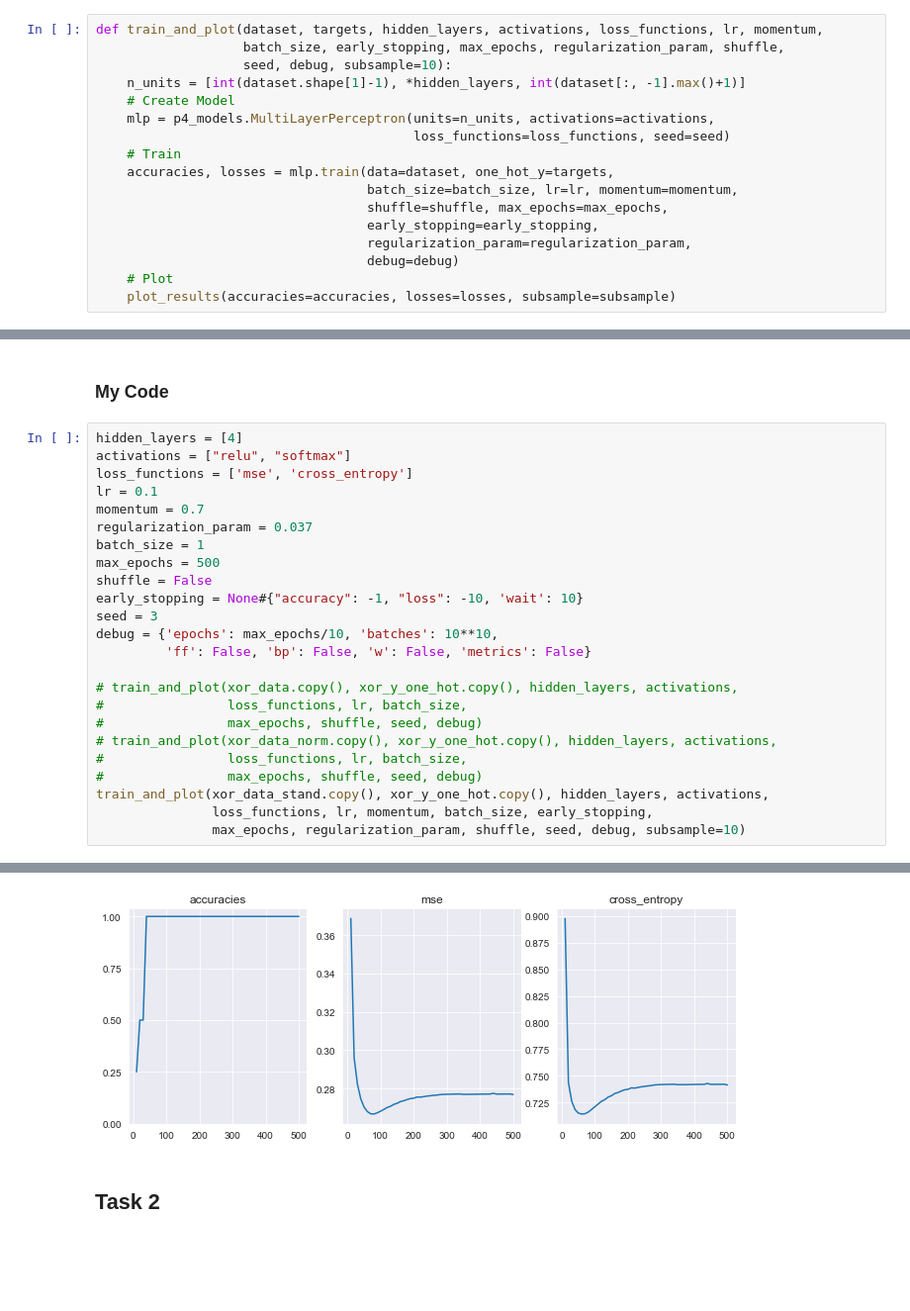
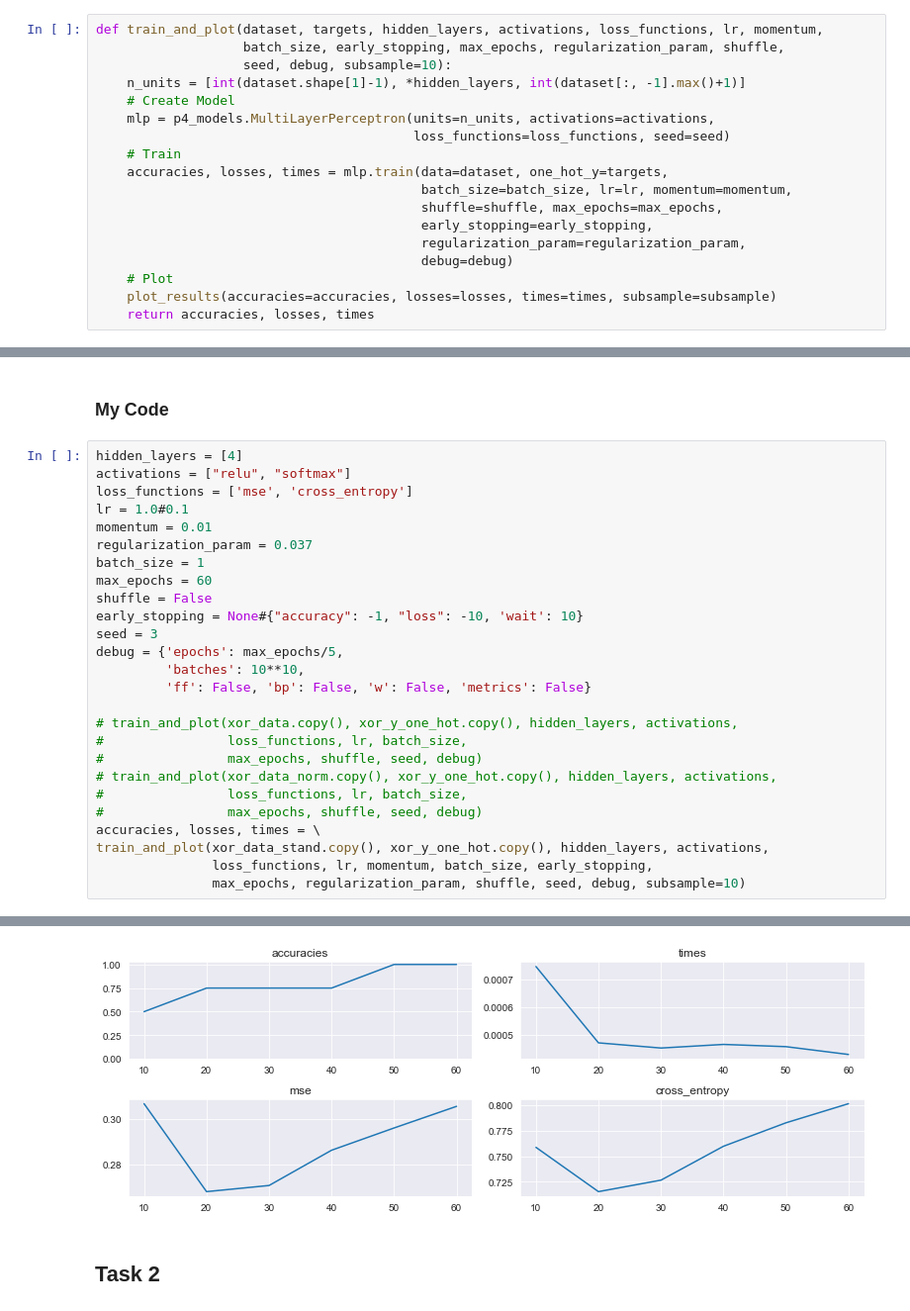
Before and after one commit to drkostas/Machine-Learning-Algorithms, a Jupyter notebook: Project4.ipynb, the cells around one changed output, grey strips where cells are left out. Shown at 99% size. Saved outputs shown, nothing was run; the diff lists cells and outputs as text; blank space fills up the shorter version.

Commit message:
Implemented timing of the epochs. Finished with the functionalities #2

```diff
--- a/Project4.ipynb
+++ b/Project4.ipynb
@@ -159,14 +165,15 @@ def train_and_plot(dataset, targets, hidden_layers, activations, loss_functions,
     mlp = p4_models.MultiLayerPerceptron(units=n_units, activations=activations,
                                          loss_functions=loss_functions, seed=seed)
     # Train
-    accuracies, losses = mlp.train(data=dataset, one_hot_y=targets,
-                                   batch_size=batch_size, lr=lr, momentum=momentum,
-                                   shuffle=shuffle, max_epochs=max_epochs,
-                                   early_stopping=early_stopping,
-                                   regularization_param=regularization_param,
-                                   debug=debug)
+    accuracies, losses, times = mlp.train(data=dataset, one_hot_y=targets,
+                                          batch_size=batch_size, lr=lr, momentum=momentum,
+                                          shuffle=shuffle, max_epochs=max_epochs,
+                                          early_stopping=early_stopping,
+                                          regularization_param=regularization_param,
+                                          debug=debug)
     # Plot
-    plot_results(accuracies=accuracies, losses=losses, subsample=subsample)
+    plot_results(accuracies=accuracies, losses=losses, times=times, subsample=subsample)
+    return accuracies, losses, times
 # %% [markdown]
 ## XOR Dataset
 # %% [markdown]
@@ -175,15 +182,16 @@ def train_and_plot(dataset, targets, hidden_layers, activations, loss_functions,
 hidden_layers = [4]
 activations = ["relu", "softmax"]
 loss_functions = ['mse', 'cross_entropy']
-lr = 0.1
-momentum = 0.7
+lr = 1.0#0.1
+momentum = 0.01
 regularization_param = 0.037
 batch_size = 1
-max_epochs = 500
+max_epochs = 60
 shuffle = False
 early_stopping = None#{"accuracy": -1, "loss": -10, 'wait': 10}
 seed = 3
-debug = {'epochs': max_epochs/10, 'batches': 10**10,
+debug = {'epochs': max_epochs/5,
+         'batches': 10**10,
          'ff': False, 'bp': False, 'w': False, 'metrics': False}
 
 # train_and_plot(xor_data.copy(), xor_y_one_hot.copy(), hidden_layers, activations,
@@ -192,6 +200,7 @@ debug = {'epochs': max_epochs/10, 'batches': 10**10,
 # train_and_plot(xor_data_norm.copy(), xor_y_one_hot.copy(), hidden_layers, activations,
 #                loss_functions, lr, batch_size,
 #                max_epochs, shuffle, seed, debug)
+accuracies, losses, times = \
 train_and_plot(xor_data_stand.copy(), xor_y_one_hot.copy(), hidden_layers, activations,
                loss_functions, lr, momentum, batch_size, early_stopping,
                max_epochs, regularization_param, shuffle, seed, debug, subsample=10)
@@ -216,4 +225,4 @@ train_and_plot(xor_data_stand.copy(), xor_y_one_hot.copy(), hidden_layers, activ
-[figure, old version]
+[figure, new version]
 # %% [markdown]
 ## Task 2
 # %%
```
Also changed, not shown: parts of 5 cells of this notebook, 1 other file.
